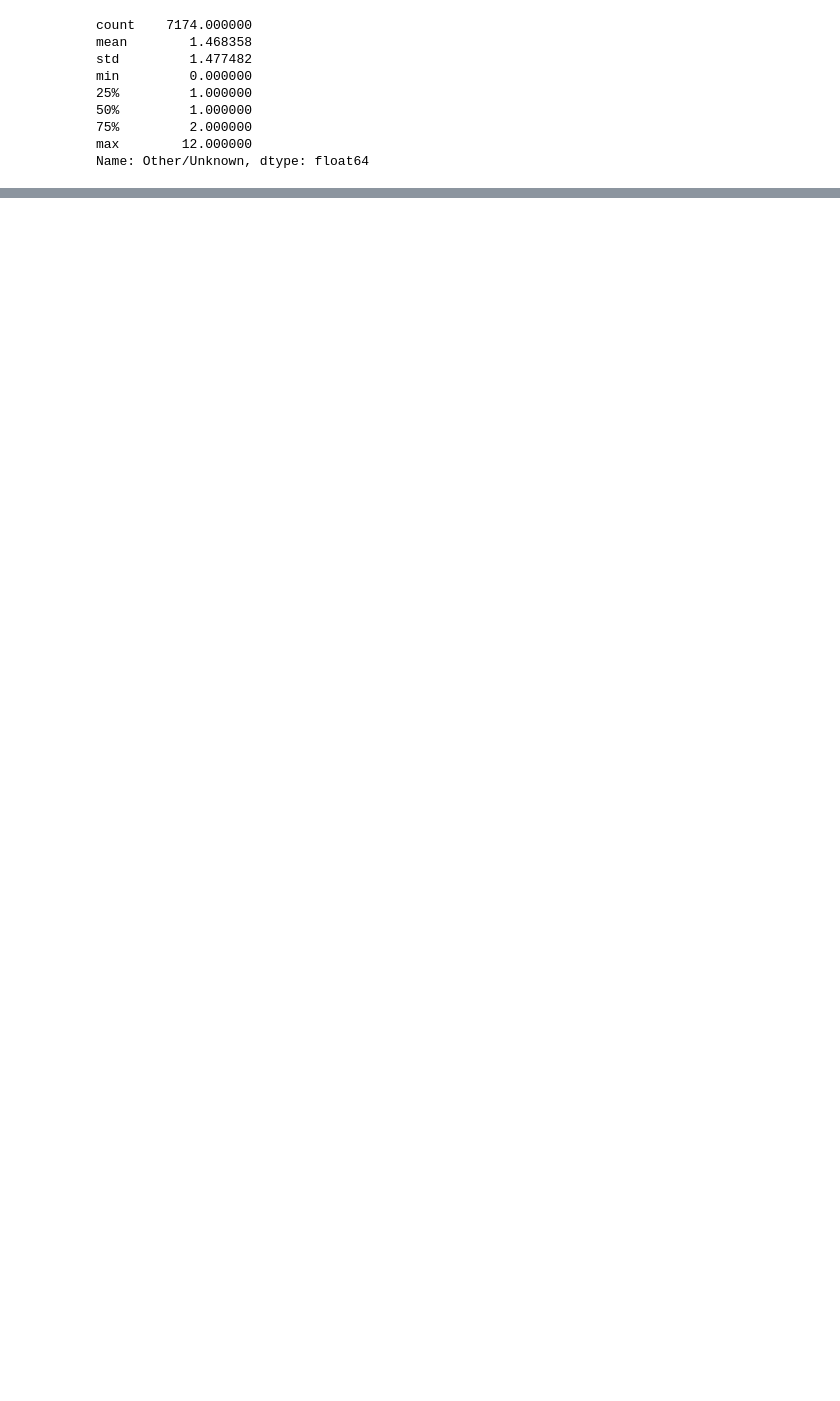
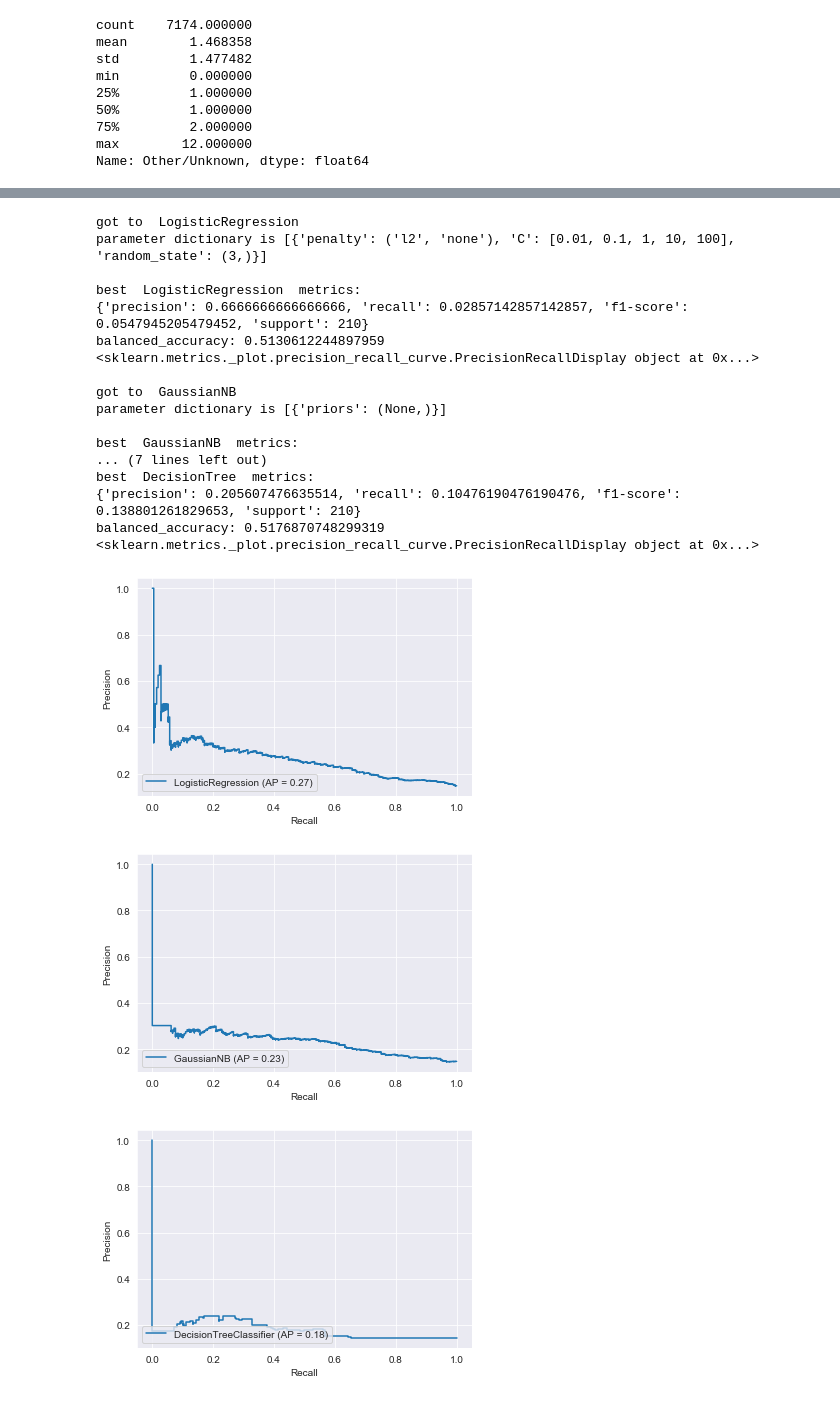
Before and after one commit to lilygrier/Police-Misconduct-ML-2020, a Jupyter notebook: notebooks/Fine_Tuning.ipynb, the cells around one changed output, grey strips where cells are left out. Saved outputs shown, nothing was run; the diff lists cells and outputs as text; code cells hidden in the pictures; blank space fills up the shorter version.

```diff
--- a/notebooks/Fine_Tuning.ipynb
+++ b/notebooks/Fine_Tuning.ipynb
@@ -115,0 +150,23 @@ rf_feature_importances2
+# %%
+many_models = run_model.try_four_models(final_df, target_col, cont_feat, cat_feat, "balanced_accuracy")
+# %% [output]
+got to  LogisticRegression
+parameter dictionary is [{'penalty': ('l2', 'none'), 'C': [0.01, 0.1, 1, 10, 100], 'random_state': (3,)}]
+
+best  LogisticRegression  metrics:
+{'precision': 0.6666666666666666, 'recall': 0.02857142857142857, 'f1-score': 0.0547945205479452, 'support': 210}
+balanced_accuracy: 0.5130612244897959
+<sklearn.metrics._plot.precision_recall_curve.PrecisionRecallDisplay object at 0x...>
+
+got to  GaussianNB
+parameter dictionary is [{'priors': (None,)}]
+
+best  GaussianNB  metrics:
+... (7 lines left out)
+best  DecisionTree  metrics:
+{'precision': 0.205607476635514, 'recall': 0.10476190476190476, 'f1-score': 0.138801261829653, 'support': 210}
+balanced_accuracy: 0.5176870748299319
+<sklearn.metrics._plot.precision_recall_curve.PrecisionRecallDisplay object at 0x...>
+[figure, added]
+[figure, added]
+[figure, added]
```
Also changed, not shown: parts of 26 cells of this notebook, 7 other files.
